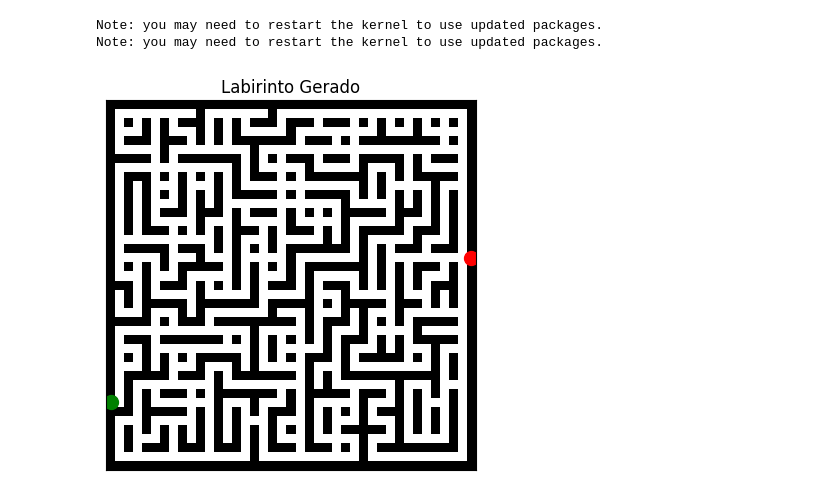
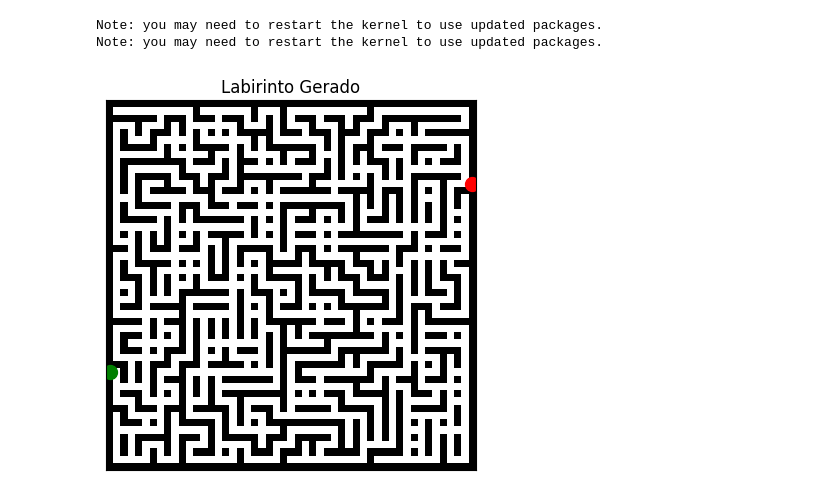
Before and after one commit to KauaHenSilva/paa_trabalho, a Jupyter notebook: main.ipynb, the cells around one changed output. Drawn from its saved outputs; the diff is of its cells as text; code cells hidden in the pictures.

```diff
--- a/main.ipynb
+++ b/main.ipynb
@@ -12,6 +12,10 @@ import random
 from src.guloso import labirinto_gulosos
 from src.backtracking import labirinto_backtracking
 # %%
+import random
+import numpy as np
+import matplotlib.pyplot as plt
+
 def gerar_labirinto(linhas, colunas):
     # Garante que as dimensões sejam ímpares
     if linhas % 2 == 0:
@@ -33,13 +37,25 @@ def gerar_labirinto(linhas, colunas):
         random.shuffle(vizinhos)
         return vizinhos
 
-    def dfs(x, y):
-        labirinto[x][y] = 0
-        for nx, ny in vizinhos_validos(x, y):
+    def dfs(start_x, start_y):
+        stack = [(start_x, start_y)]
+        labirinto[start_x][start_y] = 0
+
+        while stack:
+            x, y = stack[-1]
+            vizinhos = vizinhos_validos(x, y)
+
+            if not vizinhos:
+                stack.pop()
+                continue
+
+            nx, ny = vizinhos[0]
             if labirinto[nx][ny] == 1:
-                # Quebra a parede entre a célula atual e a nova
                 labirinto[(x + nx) // 2][(y + ny) // 2] = 0
-                dfs(nx, ny)
+                labirinto[nx][ny] = 0
+                stack.append((nx, ny))
+            else:
+                stack.pop()
 
     # Define entrada
     entrada_x = random.randrange(1, linhas - 1, 2)
@@ -51,65 +67,54 @@ def gerar_labirinto(linhas, colunas):
     saida_y = colunas - 1
 
     # Inicia DFS a partir da entrada para garantir um caminho principal
     dfs(entrada_x, 1)
 
     # Garante que existe pelo menos uma saída acessível
     labirinto[saida_x][saida_y] = 0
 
     # Se a célula adjacente à saída for parede, cria uma passagem
     if labirinto[saida_x][saida_y - 1] == 1:
         labirinto[saida_x][saida_y - 1] = 0
 
     # Adiciona passagens extras aleatórias para criar ramificações
     def adicionar_passagens_extras(tentativas=0.05):
         total = int(linhas * colunas * tentativas)
         for _ in range(total):
             x = random.randrange(1, linhas - 1, 2)
             y = random.randrange(1, colunas - 1, 2)
             dirs = [(0, 1), (1, 0), (0, -1), (-1, 0)]
             random.shuffle(dirs)
             for dx, dy in dirs:
                 nx, ny = x + dx, y + dy
                 if 0 < nx < linhas - 1 and 0 < ny < colunas - 1:
                     if labirinto[nx][ny] == 1:
                         labirinto[nx][ny] = 0
                         break
 
     adicionar_passagens_extras()
-
-    # Adiciona saídas aleatórias adicionais na borda direita
-    saidas = [(saida_x, saida_y)]  # Já inclui a saída garantida
-    # for i in range(1, linhas - 1, 2):
-    #     # Pula a saída já definida
-    #     if i == saida_x:
-    #         continue
-
-    #     # 25% de chance de criar uma saída adicional
-    #     if random.random() < 0.25 and labirinto[i][colunas - 2] == 0:
-    #         labirinto[i][colunas - 1] = 0
-    #         saidas.append((i, colunas - 1))
+    saidas = [(saida_x, saida_y)]
 
     return labirinto, (entrada_x, entrada_y), saidas
+
+
+def plot_maze(maze, entrance, saidas):
+    maze_array = np.array(maze)
+    plt.imshow(maze_array, cmap='binary', interpolation='nearest')
+
+    plt.xticks([]), plt.yticks([])
+    plt.gca().invert_yaxis()
+
+    plt.scatter(entrance[1], entrance[0], color='green', label='Entrada', s=100)
+    for end in saidas:
+        plt.scatter(end[1], end[0], color='red', label='Saída', s=100)
+
+    plt.title('Labirinto Gerado')
+    plt.show()
+
+maze, start, ends = gerar_labirinto(50, 50)
+plot_maze(maze, start, ends)
+# %% [output]
+[figure, added]
-# %%
-def plot_maze(maze, entrance, saidas):
-    maze_array = np.array(maze)
-    plt.imshow(maze_array, cmap='binary', interpolation='nearest')
-    plt.xticks([]), plt.yticks([])
-    plt.gca().invert_yaxis()
-
-    plt.scatter(entrance[1], entrance[0], color='green', label='Entrada', s=100)
-    for end in saidas:
-        plt.scatter(end[1], end[0], color='red', label='Saída', s=100)
-
-
-    plt.title('Labirinto Gerado')
-    plt.show()
-
-
-maze, start, ends = gerar_labirinto(41, 41)
-plot_maze(maze, start, ends)
-# %% [output]
-[figure, removed]
 # %%
 def caminho_guloso(maze, start, end):
     caminho = []
```
Also changed, not shown: parts of 1 cell of this notebook.
